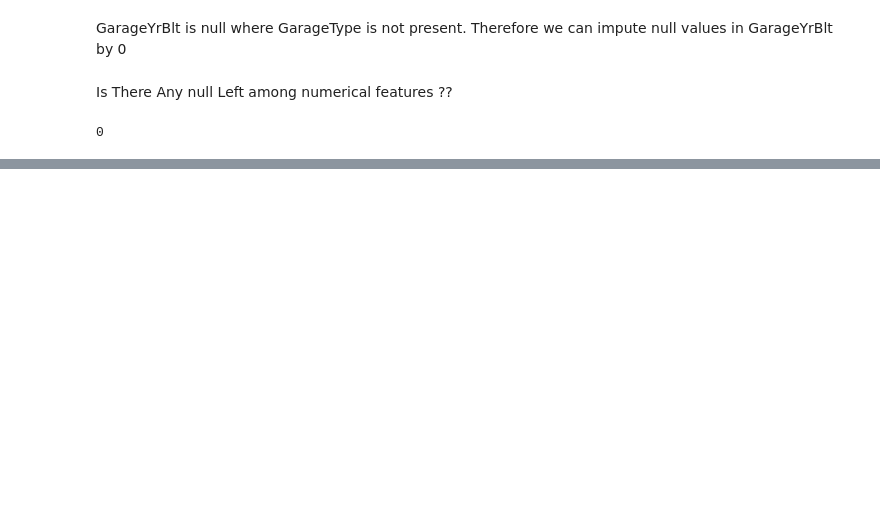
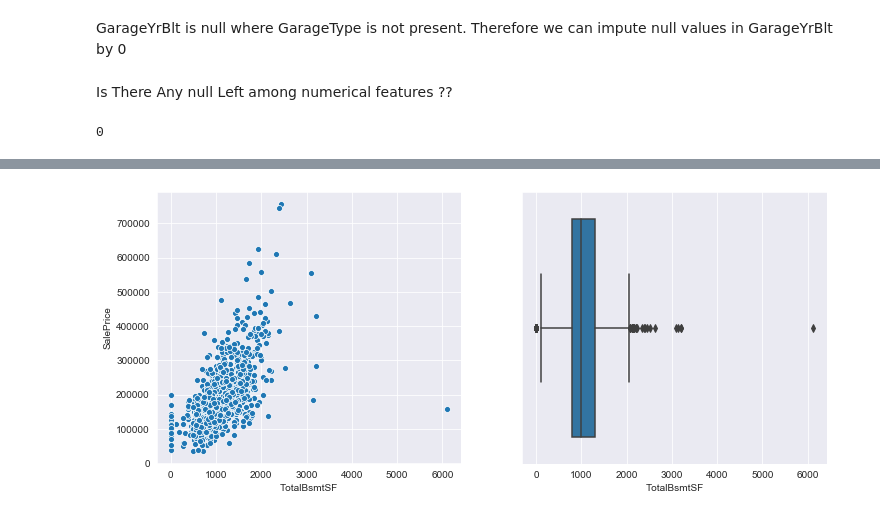
Before and after one commit to gitSuyash/Regression-Housing-Dataset, a Jupyter notebook: Notebook.ipynb, the cells around one changed output, grey strips where cells are left out. Saved outputs shown, nothing was run; the diff lists cells and outputs as text; code cells hidden in the pictures; blank space fills up the shorter version.

```diff
--- a/Notebook.ipynb
+++ b/Notebook.ipynb
@@ -334,0 +229,4 @@ The value of feature is non-zero for very few observations, therefore in an atte
+# %%
+scatter_box_plot('TotalBsmtSF')
+# %% [output]
+[figure, added]
```
Also changed, not shown: parts of 76 cells of this notebook.
